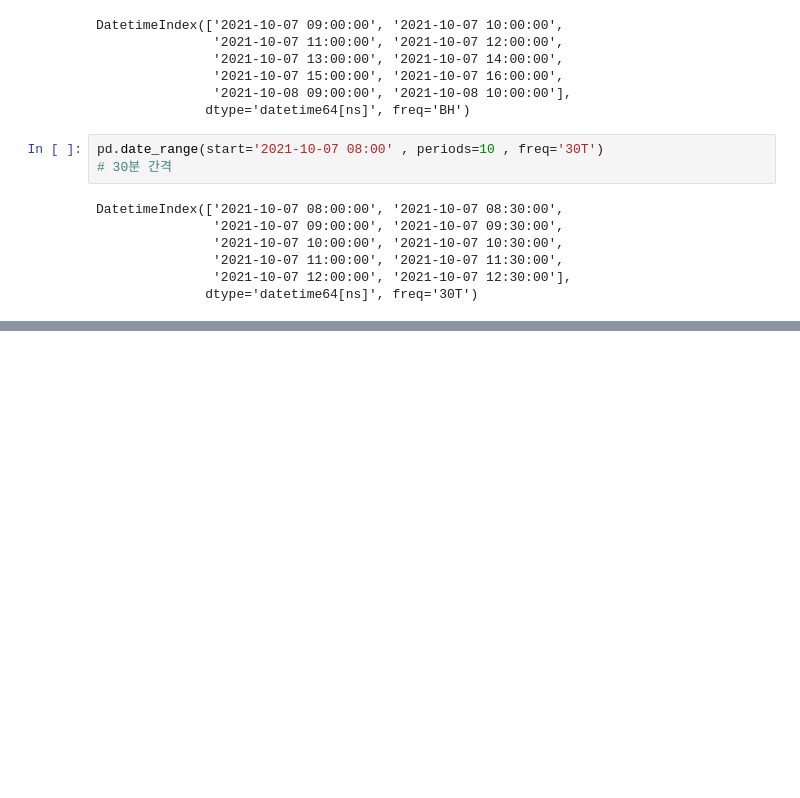
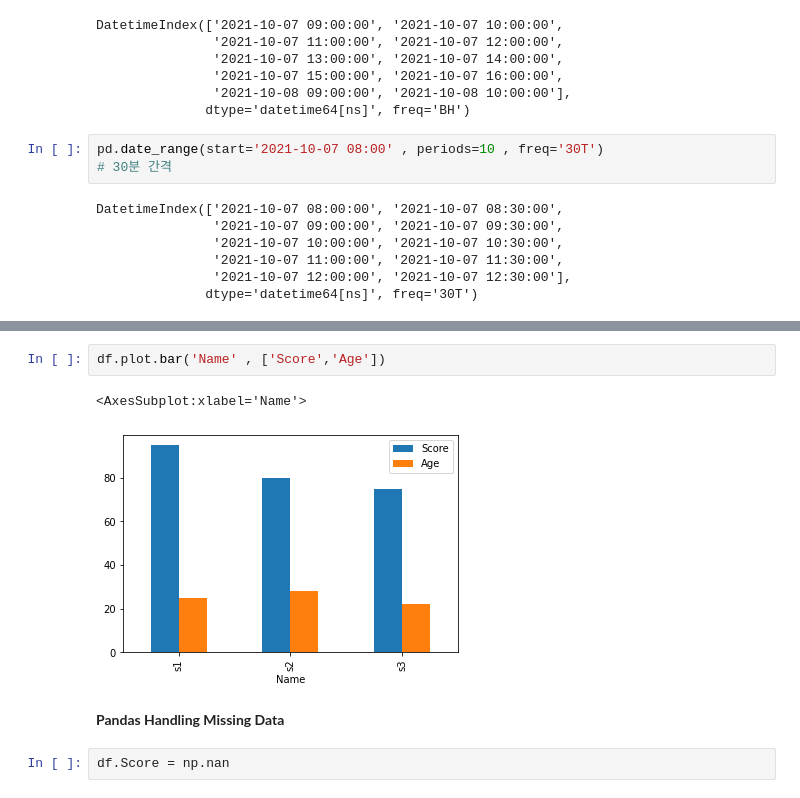
Before and after one commit to bglepark/TIL, a Jupyter notebook: Python/Pandas/2_Pandas.ipynb, the cells around one changed output, grey strips where cells are left out. Cells and saved outputs as stored; diff of their text form; blank space fills up the shorter version.

```diff
--- a/Python/Pandas/2_Pandas.ipynb
+++ b/Python/Pandas/2_Pandas.ipynb
@@ -901,0 +1204,9 @@ DatetimeIndex(['2021-10-07 08:00:00', '2021-10-07 08:30:00',
+# %%
+df.plot.bar('Name' , ['Score','Age'])
+# %% [output]
+<AxesSubplot:xlabel='Name'>
+[figure, added]
+# %% [markdown]
+**Pandas Handling Missing Data**
+# %%
+df.Score = np.nan
```
Also changed, not shown: parts of 79 cells of this notebook.
